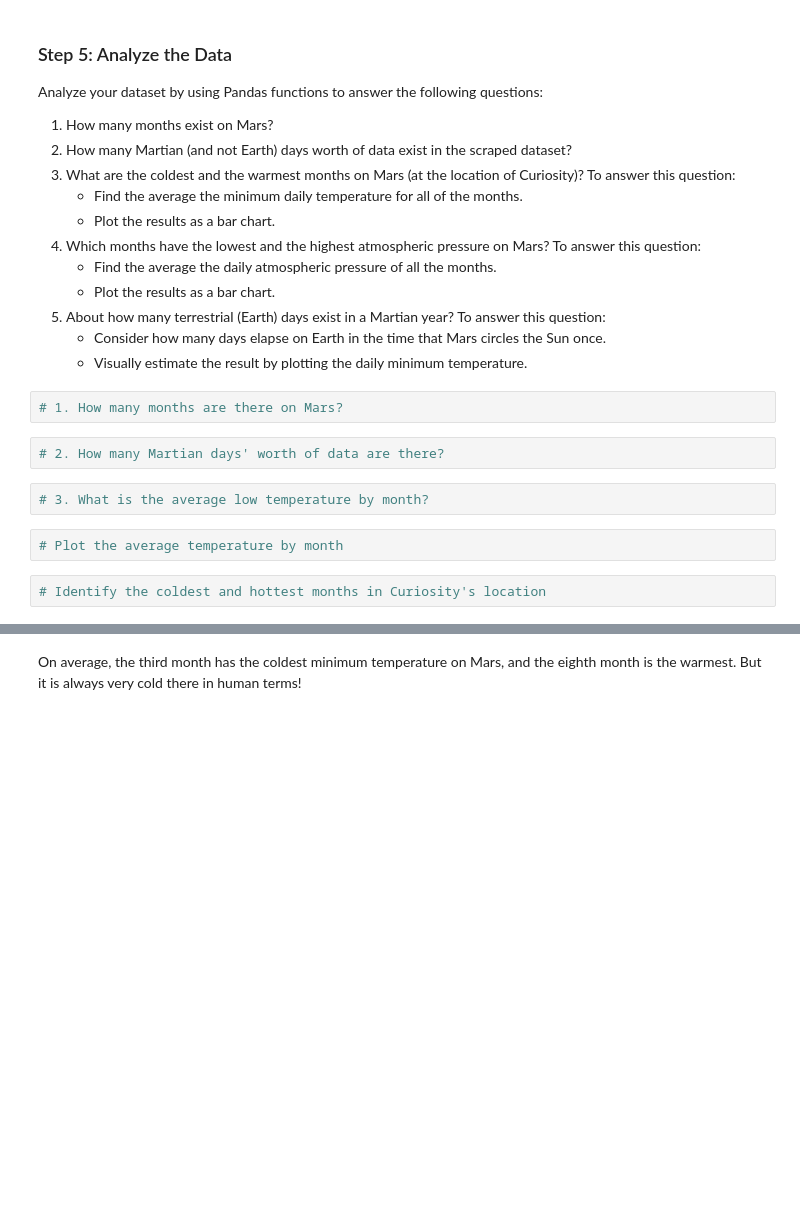
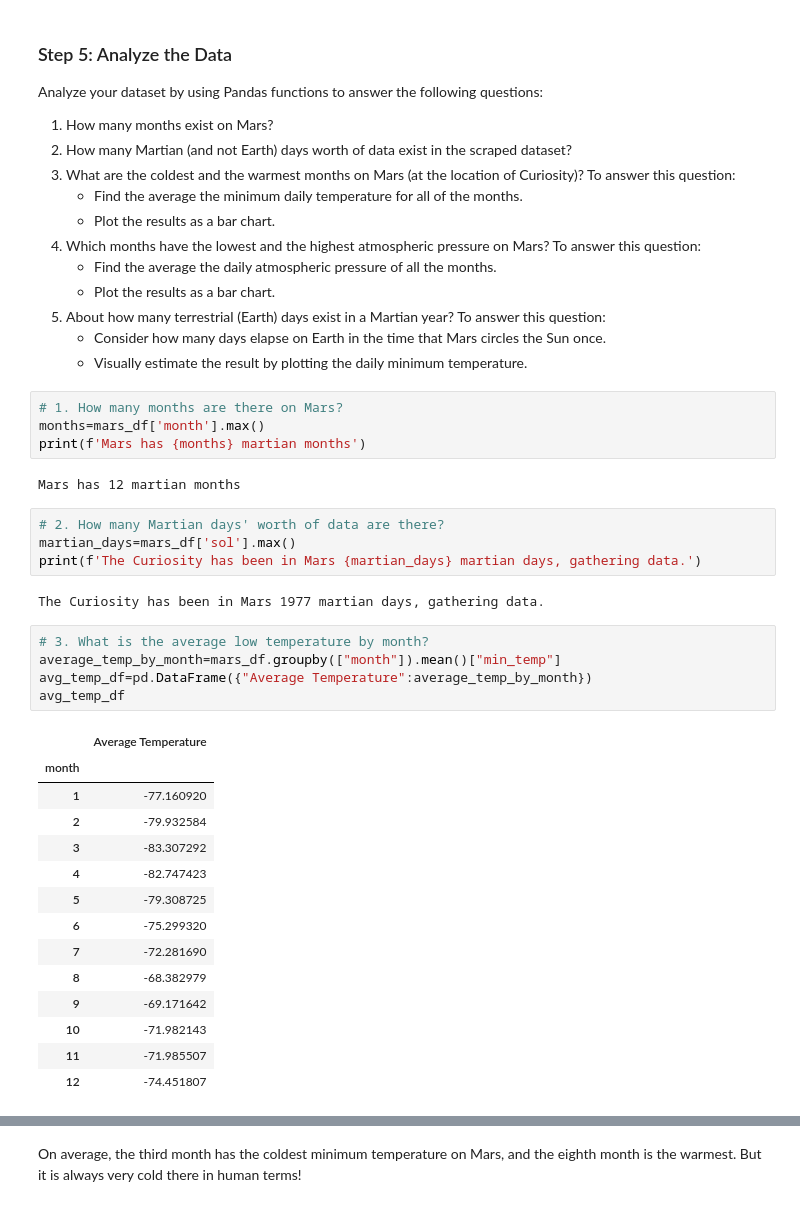
Before and after one commit to Clauym/data-collection, a Jupyter notebook: part_2_mars_weather.ipynb, the cells around one changed output, grey strips where cells are left out. Drawn from its saved outputs; the diff is of its cells as text; blank space fills up the shorter version.

```diff
--- a/part_2_mars_weather.ipynb
+++ b/part_2_mars_weather.ipynb
@@ -87,11 +163,33 @@ Analyze your dataset by using Pandas functions to answer the following questions
     * Visually estimate the result by plotting the daily minimum temperature.
 # %%
 # 1. How many months are there on Mars?
+months=mars_df['month'].max()
+print(f'Mars has {months} martian months')
+# %% [output]
+Mars has 12 martian months
 # %%
 # 2. How many Martian days' worth of data are there?
+martian_days=mars_df['sol'].max()
+print(f'The Curiosity has been in Mars {martian_days} martian days, gathering data.')
+# %% [output]
+The Curiosity has been in Mars 1977 martian days, gathering data.
 # %%
 # 3. What is the average low temperature by month?
+average_temp_by_month=mars_df.groupby(["month"]).mean()["min_temp"]
+avg_temp_df=pd.DataFrame({"Average Temperature":average_temp_by_month})
+avg_temp_df
+# %% [output]
+|  | Average Temperature |
+| month |  |
+| 1 | -77.160920 |
+| 2 | -79.932584 |
+| 3 | -83.307292 |
+| 4 | -82.747423 |
+| 5 | -79.308725 |
+| 6 | -75.299320 |
+| 7 | -72.281690 |
+| 8 | -68.382979 |
+| 9 | -69.171642 |
+| 10 | -71.982143 |
+| 11 | -71.985507 |
+| 12 | -74.451807 |
-# %%
-# Plot the average temperature by month
-# %%
-# Identify the coldest and hottest months in Curiosity's location
```
Also changed, not shown: parts of 16 cells of this notebook, 3 other files.
